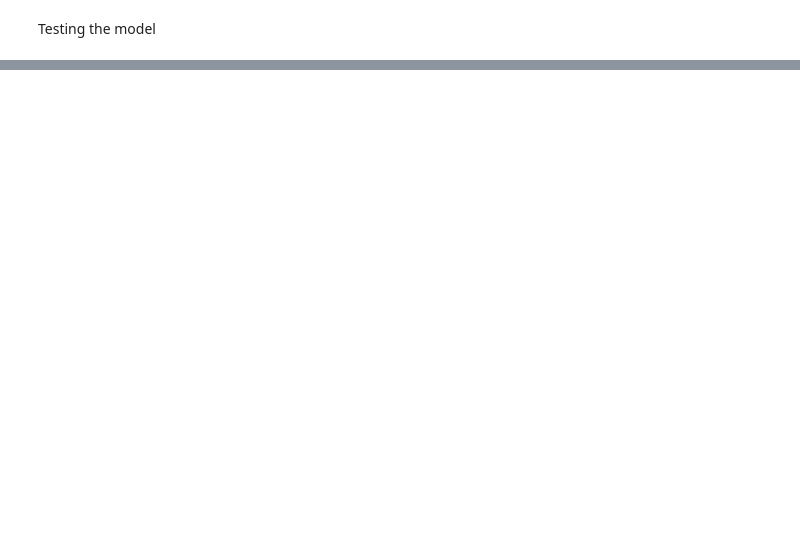
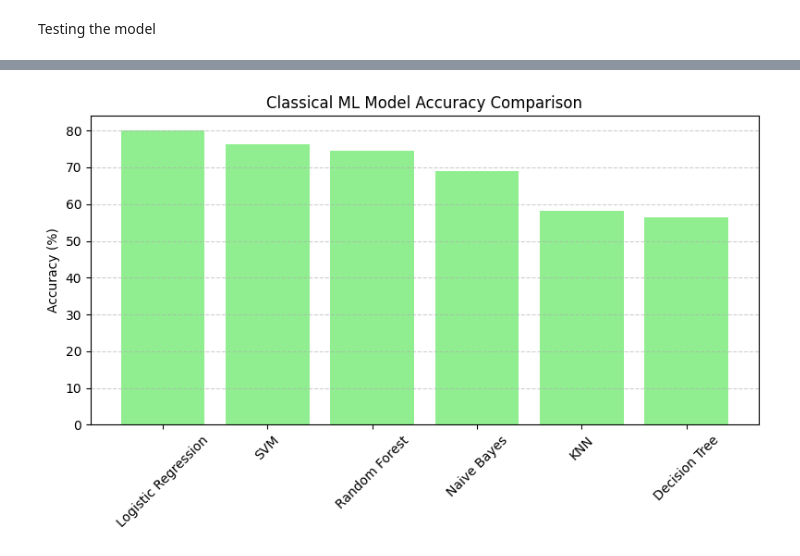
Before and after one commit to Mystery-glitch/MalariaDetection, a Jupyter notebook: notebook/malaraiadetection.ipynb, the cells around one changed output, grey strips where cells are left out. Cells and saved outputs as stored; diff of their text form; code cells hidden in the pictures; blank space fills up the shorter version.

```diff
--- a/notebook/malaraiadetection.ipynb
+++ b/notebook/malaraiadetection.ipynb
@@ -320,0 +436,5 @@ Test Accuracy: 48% (2001/4135)
+# %%
+print("Extracting features from CNN...")
+best_model = results[best_model_name]["model"].to(device)
+trainFeatures, trainLabels = extractFeatures(best_model, trainLoader)
+testFeatures, testLabels = extractFeatures(best_model, testLoader)
@@ -320,0 +445,26 @@ Test Accuracy: 48% (2001/4135)
+# %%
+classifiers = {
+    "Logistic Regression": LogisticRegression(max_iter=1000),
+    "SVM": SVC(kernel="linear"),
+    "Random Forest": RandomForestClassifier(n_estimators=100),
+    "Decision Tree": DecisionTreeClassifier(),
+    "KNN": KNeighborsClassifier(n_neighbors=5),
+    "Naive Bayes": GaussianNB()
+}
+# %%
+results = {}
+for name, clf in classifiers.items():
+    print(f"\nTraining {name}")
+
+    clf.fit(trainFeatures, trainLabels)
+    preds = clf.predict(testFeatures)
+    acc = accuracy_score(testLabels, preds) * 100
+    results[name] = acc
+
+    print(f"{name} Accuracy: {acc:.2f}%")
+
+    cm = confusion_matrix(testLabels, preds)
+    disp = ConfusionMatrixDisplay(confusion_matrix=cm, display_labels=classes)
+    disp.plot(cmap="Greens", values_format='d')
+    plt.title(f"{name} - ML Confusion Matrix")
+    plt.show()
@@ -320,0 +490,5 @@ Test Accuracy: 48% (2001/4135)
+# %%
+ml_df = pd.DataFrame(results, index=["Accuracy (%)"]).T
+ml_df = ml_df.sort_values(by="Accuracy (%)", ascending=False)
+
+print("\nClassical ML Results (Descending Order):\n", ml_df)
@@ -320,0 +504,11 @@ Test Accuracy: 48% (2001/4135)
+# %%
+plt.figure(figsize=(8,5))
+plt.bar(ml_df.index, ml_df["Accuracy (%)"], color="lightgreen")
+plt.xticks(rotation=45)
+plt.ylabel("Accuracy (%)")
+plt.title("Classical ML Model Accuracy Comparison")
+plt.grid(axis="y", linestyle="--", alpha=0.6)
+plt.tight_layout()
+plt.show()
+# %% [output]
+[figure, added]
```
Also changed, not shown: parts of 54 cells of this notebook.
